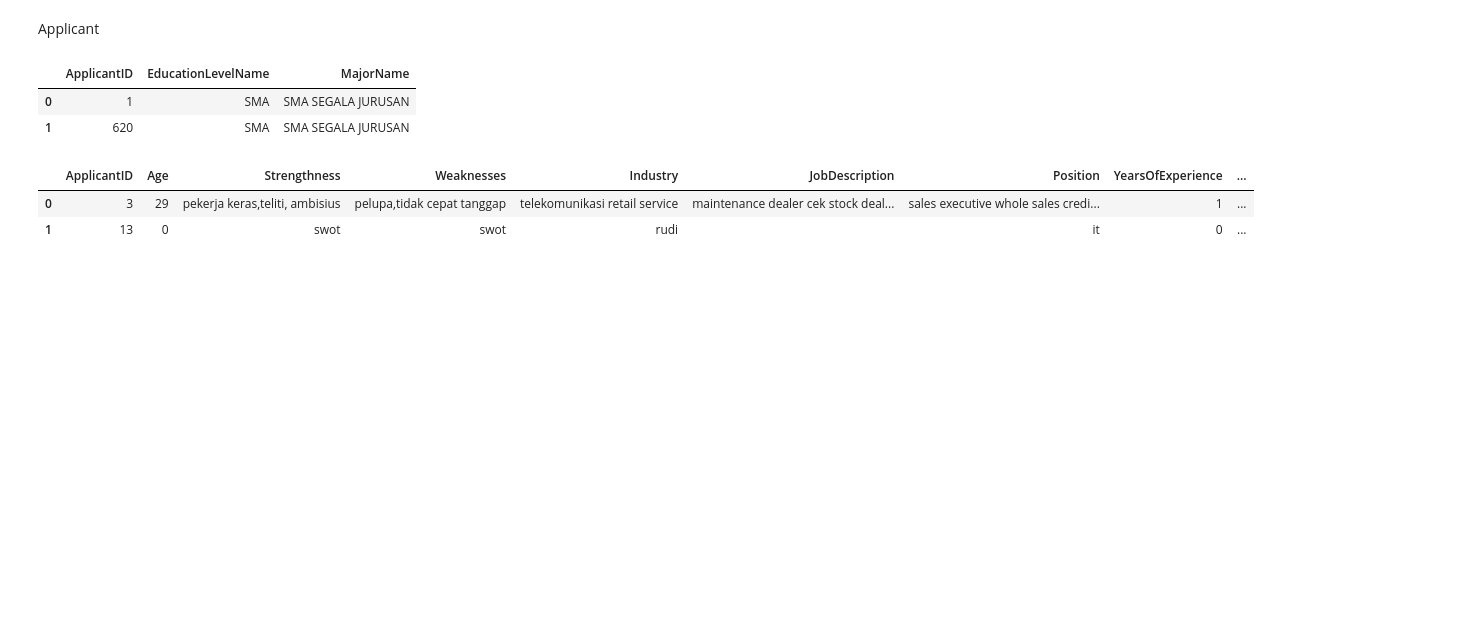
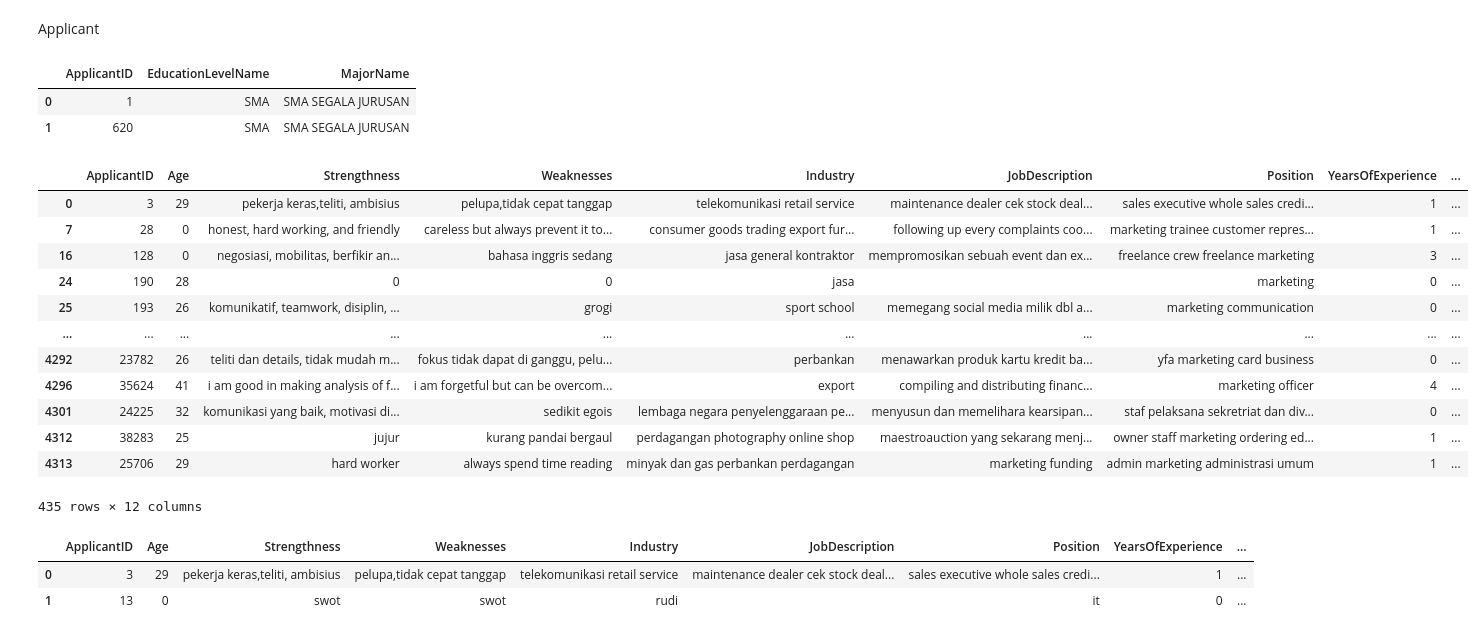
Before and after one commit to fn-hide/eris_job, a Jupyter notebook: content_based_3.ipynb, the cells around one changed output. Cells and saved outputs as stored; diff of their text form; code cells hidden in the pictures; blank space fills up the shorter version.

Commit message:
memindahkan fungsi ke job dan applicant

```diff
--- a/content_based_3.ipynb
+++ b/content_based_3.ipynb
@@ -238,6 +307,22 @@ app_merged = pd.merge(app_merged, df_city, on=['CityID'])
 app_merged = pd.merge(app_merged, df_province, on=['ProvinceID'])
 app_merged = pd.merge(app_merged, df_applicant_education, on=['ApplicantID'])
 app_merged.drop(columns=['CityID', 'ProvinceID'], inplace=True)
+# %%
+app_merged[app_merged.Position.str.contains('marketing')]
+# %% [output]
+|  | ApplicantID | Age | Strengthness | Weaknesses | Industry | JobDescription | Position | YearsOfExperience | ... |
+| 0 | 3 | 29 | pekerja keras,teliti, ambisius | pelupa,tidak cepat tanggap | telekomunikasi retail service | maintenance dealer cek stock deal... | sales executive whole sales credi... | 1 | ... |
+| 7 | 28 | 0 | honest, hard working, and friendly | careless but always prevent it to... | consumer goods trading export fur... | following up every complaints coo... | marketing trainee customer repres... | 1 | ... |
+| 16 | 128 | 0 | negosiasi, mobilitas, berfikir an... | bahasa inggris sedang | jasa general kontraktor | mempromosikan sebuah event dan ex... | freelance crew freelance marketing | 3 | ... |
+| 24 | 190 | 28 | 0 | 0 | jasa |  | marketing | 0 | ... |
+| 25 | 193 | 26 | komunikatif, teamwork, disiplin, ... | grogi | sport school | memegang social media milik dbl a... | marketing communication | 0 | ... |
+| ... | ... | ... | ... | ... | ... | ... | ... | ... | ... |
+| 4292 | 23782 | 26 | teliti dan details, tidak mudah m... | fokus tidak dapat di ganggu, pelu... | perbankan | menawarkan produk kartu kredit ba... | yfa marketing card business | 0 | ... |
+| 4296 | 35624 | 41 | i am good in making analysis of f... | i am forgetful but can be overcom... | export | compiling and distributing financ... | marketing officer | 4 | ... |
+| 4301 | 24225 | 32 | komunikasi yang baik, motivasi di... | sedikit egois | lembaga negara penyelenggaraan pe... | menyusun dan memelihara kearsipan... | staf pelaksana sekretriat dan div... | 0 | ... |
+| 4312 | 38283 | 25 | jujur | kurang pandai bergaul | perdagangan photography online shop | maestroauction yang sekarang menj... | owner staff marketing ordering ed... | 1 | ... |
+| 4313 | 25706 | 29 | hard worker | always spend time reading | minyak dan gas perbankan perdagangan | marketing funding | admin marketing administrasi umum | 1 | ... |
+435 rows × 12 columns
 # %%
 app_merged.head(2)
 # %% [output]
```
Also changed, not shown: parts of 15 cells of this notebook, 14 other files.
